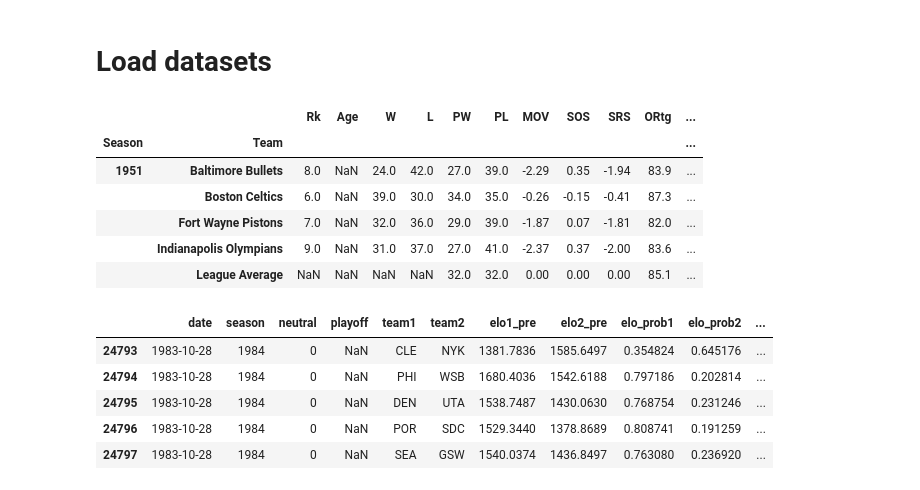
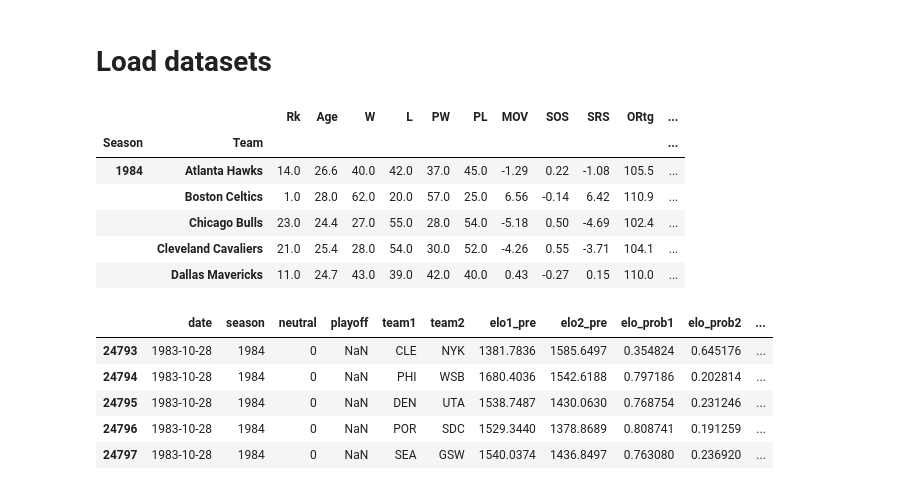
Before and after one commit to JKasakyan/nba-win-prob-model, a Jupyter notebook: Src/data_exploration.ipynb, the cells around one changed output. Saved outputs shown, nothing was run; the diff lists cells and outputs as text; code cells hidden in the pictures.

```diff
--- a/Src/data_exploration.ipynb
+++ b/Src/data_exploration.ipynb
@@ -51,16 +13,19 @@ end_year_box = 2018
+# %%
+start_year = 1984
+end_year = 2018
 # %%
-df_season_summaries_1951_2018 = pd.read_csv("../Data/nba_season_summaries_{}_{}.csv".format(start_year_summary, end_year_summary), index_col=[0, 1])
+df_season_summaries = pd.read_csv("../Data/nba_season_summaries_{}_{}.csv".format(start_year, end_year), index_col=[0, 1])
 # For MultiIndex slicing support
-df_season_summaries_1951_2018.sort_index(inplace=True)
-df_boxscores_1984_2018 = pd.read_csv("../Data/nba_boxscores_{}_{}.csv".format(start_year_box, end_year_box), index_col=0, parse_dates=[1], infer_datetime_format=True)
+df_season_summaries.sort_index(inplace=True)
+df_boxscores = pd.read_csv("../Data/nba_boxscores_{}_{}.csv".format(start_year, end_year), index_col=0, parse_dates=[1], infer_datetime_format=True)
 # %%
-df_season_summaries_1951_2018.head()
+df_season_summaries.head()
 # %% [output]
 |  |  | Rk | Age | W | L | PW | PL | MOV | SOS | SRS | ORtg | ... |
 | Season | Team |  |  |  |  |  |  |  |  |  |  | ... |
-| 1951 | Baltimore Bullets | 8.0 | NaN | 24.0 | 42.0 | 27.0 | 39.0 | -2.29 | 0.35 | -1.94 | 83.9 | ... |
-|  | Boston Celtics | 6.0 | NaN | 39.0 | 30.0 | 34.0 | 35.0 | -0.26 | -0.15 | -0.41 | 87.3 | ... |
-|  | Fort Wayne Pistons | 7.0 | NaN | 32.0 | 36.0 | 29.0 | 39.0 | -1.87 | 0.07 | -1.81 | 82.0 | ... |
-|  | Indianapolis Olympians | 9.0 | NaN | 31.0 | 37.0 | 27.0 | 41.0 | -2.37 | 0.37 | -2.00 | 83.6 | ... |
-|  | League Average | NaN | NaN | NaN | NaN | 32.0 | 32.0 | 0.00 | 0.00 | 0.00 | 85.1 | ... |
+| 1984 | Atlanta Hawks | 14.0 | 26.6 | 40.0 | 42.0 | 37.0 | 45.0 | -1.29 | 0.22 | -1.08 | 105.5 | ... |
+|  | Boston Celtics | 1.0 | 28.0 | 62.0 | 20.0 | 57.0 | 25.0 | 6.56 | -0.14 | 6.42 | 110.9 | ... |
+|  | Chicago Bulls | 23.0 | 24.4 | 27.0 | 55.0 | 28.0 | 54.0 | -5.18 | 0.50 | -4.69 | 102.4 | ... |
+|  | Cleveland Cavaliers | 21.0 | 25.4 | 28.0 | 54.0 | 30.0 | 52.0 | -4.26 | 0.55 | -3.71 | 104.1 | ... |
+|  | Dallas Mavericks | 11.0 | 24.7 | 43.0 | 39.0 | 42.0 | 40.0 | 0.43 | -0.27 | 0.15 | 110.0 | ... |
 # %%
```
Also changed, not shown: parts of 11 cells of this notebook.
